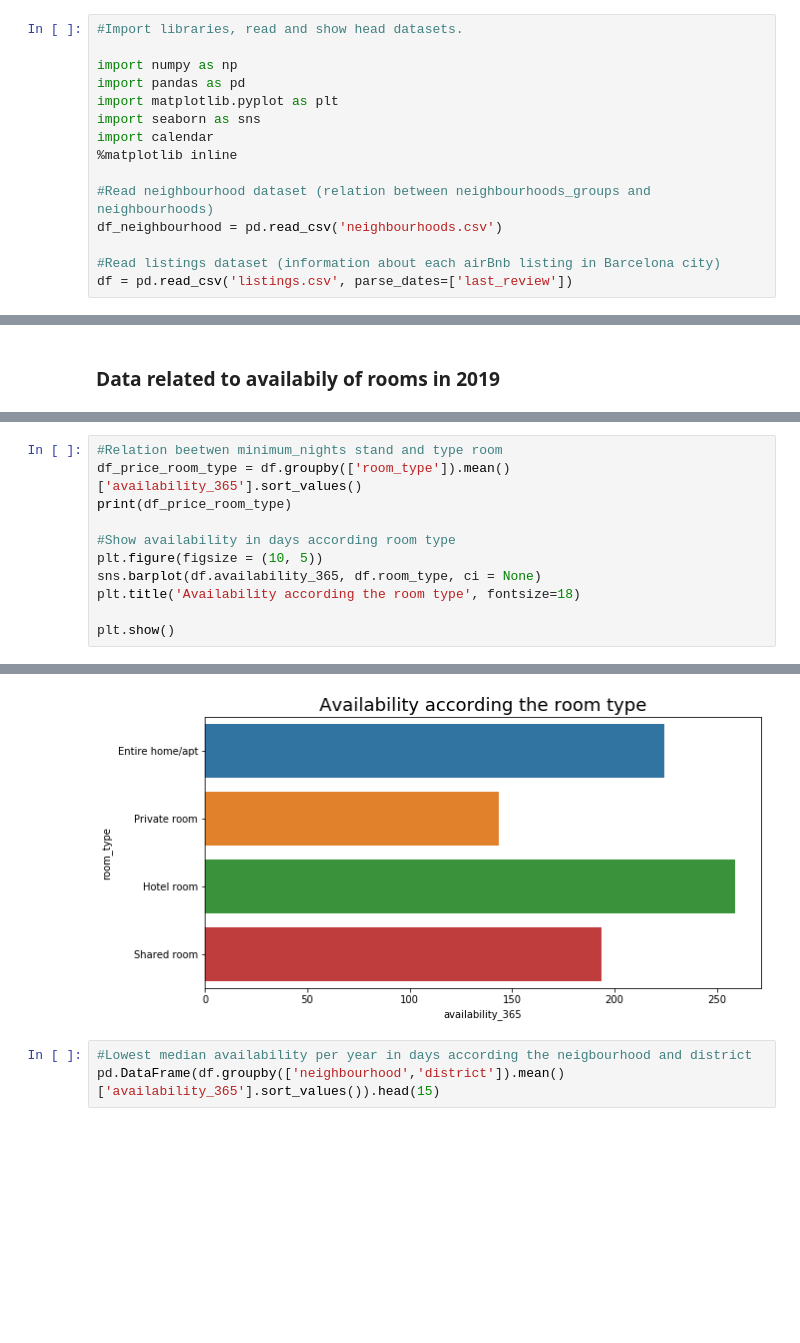
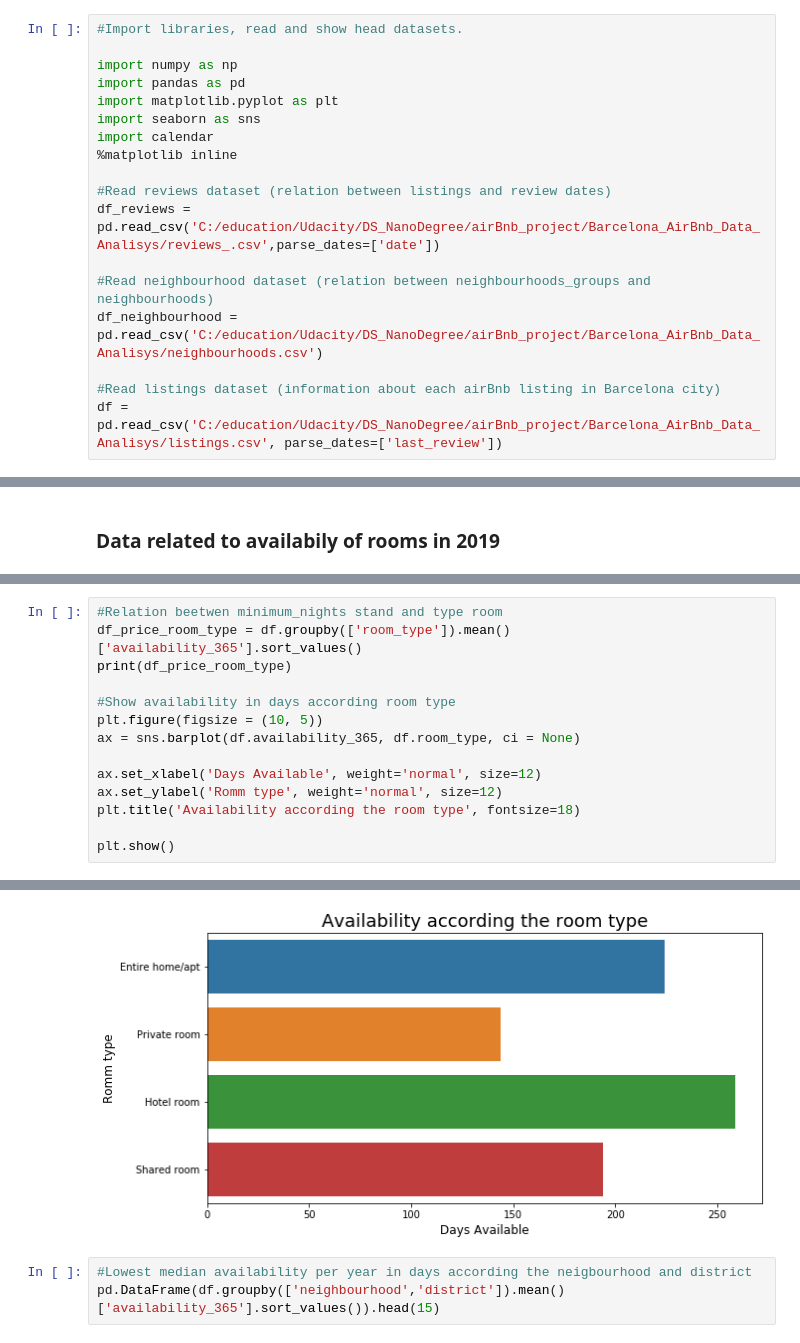
Before and after one commit to TBSantana/Barcelona_AirBnb_Data_Analysis, a Jupyter notebook: AirBnb_Barcelona_2019_Analisys.ipynb, the cells around one changed output, grey strips where cells are left out. Drawn from its saved outputs; the diff is of its cells as text; blank space fills up the shorter version.

```diff
--- a/AirBnb_Barcelona_2019_Analisys.ipynb
+++ b/AirBnb_Barcelona_2019_Analisys.ipynb
@@ -20,8 +20,11 @@ import seaborn as sns
 import calendar
 %matplotlib inline
 
+#Read reviews dataset (relation between listings and review dates)
+df_reviews = pd.read_csv('C:/education/Udacity/DS_NanoDegree/airBnb_project/Barcelona_AirBnb_Data_Analisys/reviews_.csv',parse_dates=['date'])
+
 #Read neighbourhood dataset (relation between neighbourhoods_groups and neighbourhoods)
-df_neighbourhood = pd.read_csv('neighbourhoods.csv')
+df_neighbourhood = pd.read_csv('C:/education/Udacity/DS_NanoDegree/airBnb_project/Barcelona_AirBnb_Data_Analisys/neighbourhoods.csv')
 
 #Read listings dataset (information about each airBnb listing in Barcelona city)
-df = pd.read_csv('listings.csv', parse_dates=['last_review'])
+df = pd.read_csv('C:/education/Udacity/DS_NanoDegree/airBnb_project/Barcelona_AirBnb_Data_Analisys/listings.csv', parse_dates=['last_review'])
@@ -376,22 +401,25 @@ Name: availability_365, dtype: float64
 # %%
 #Relation beetwen minimum_nights stand and type room
 df_price_room_type = df.groupby(['room_type']).mean()['availability_365'].sort_values()
 print(df_price_room_type)
 
 #Show availability in days according room type
 plt.figure(figsize = (10, 5))
-sns.barplot(df.availability_365, df.room_type, ci = None)
+ax = sns.barplot(df.availability_365, df.room_type, ci = None)
+
+ax.set_xlabel('Days Available', weight='normal', size=12)
+ax.set_ylabel('Romm type', weight='normal', size=12)
 plt.title('Availability according the room type', fontsize=18)
 
 plt.show()
 # %% [output]
 room_type
 Private room       143.552999
 Shared room        193.841772
 Entire home/apt    224.168861
 Hotel room         258.734959
 Name: availability_365, dtype: float64
-[figure, old version]
+[figure, new version]
 # %%
 #Lowest median availability per year in days according the neigbourhood and district
 pd.DataFrame(df.groupby(['neighbourhood','district']).mean()['availability_365'].sort_values()).head(15)
```
Also changed, not shown: parts of 16 cells of this notebook.
